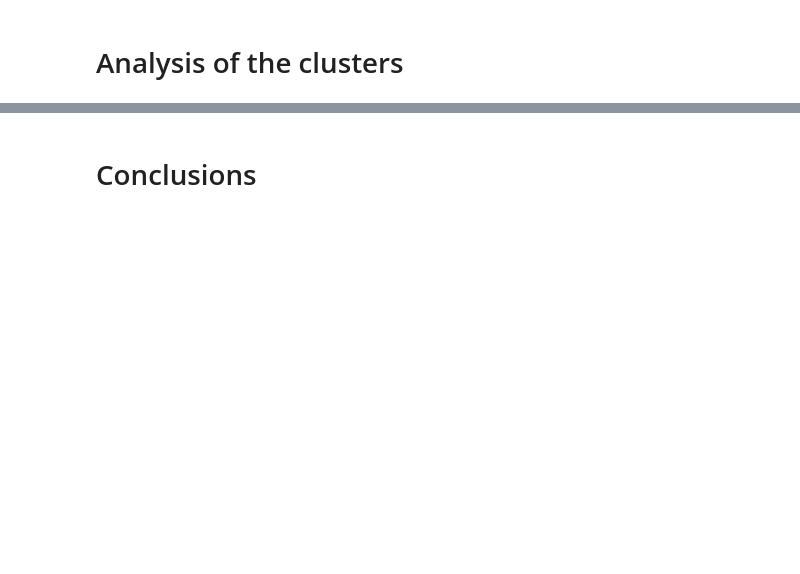
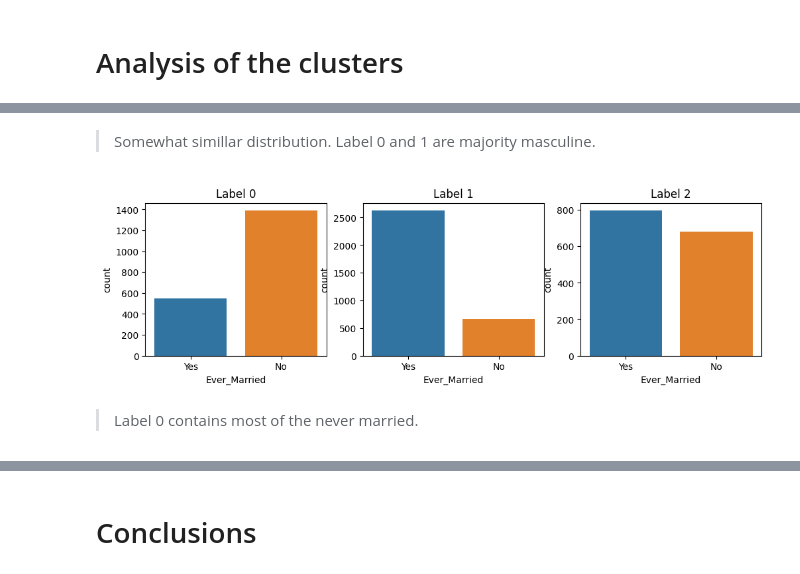
Before and after one commit to franklinzppa/customer-clusterization, a Jupyter notebook: customer-cluster.ipynb, the cells around one changed output, grey strips where cells are left out. Cells and saved outputs as stored; diff of their text form; code cells hidden in the pictures; blank space fills up the shorter version.

```diff
--- a/customer-cluster.ipynb
+++ b/customer-cluster.ipynb
@@ -267,0 +359,22 @@ kprototypes = KPrototypes(n_clusters=k, max_iter=100, init='Huang', n_init=25,
+# %% [markdown]
+> Somewhat simillar distribution. Label 0 and 1 are majority masculine.
+# %%
+plt.figure(figsize=(12,3))
+
+plt.subplot(1,3,1)
+sns.countplot(df_dropna[df_dropna['labels'] == 0], x='Ever_Married', order=['Yes', 'No'])
+plt.title('Label 0')
+
+plt.subplot(1,3,2)
+sns.countplot(df_dropna[df_dropna['labels'] == 1], x='Ever_Married', order=['Yes', 'No'])
+plt.title('Label 1')
+
+plt.subplot(1,3,3)
+sns.countplot(df_dropna[df_dropna['labels'] == 2], x='Ever_Married', order=['Yes', 'No'])
+plt.title('Label 2')
+
+plt.show()
+# %% [output]
+[figure, added]
+# %% [markdown]
+> Label 0 contains most of the never married.
```
Also changed, not shown: parts of 27 cells of this notebook.
